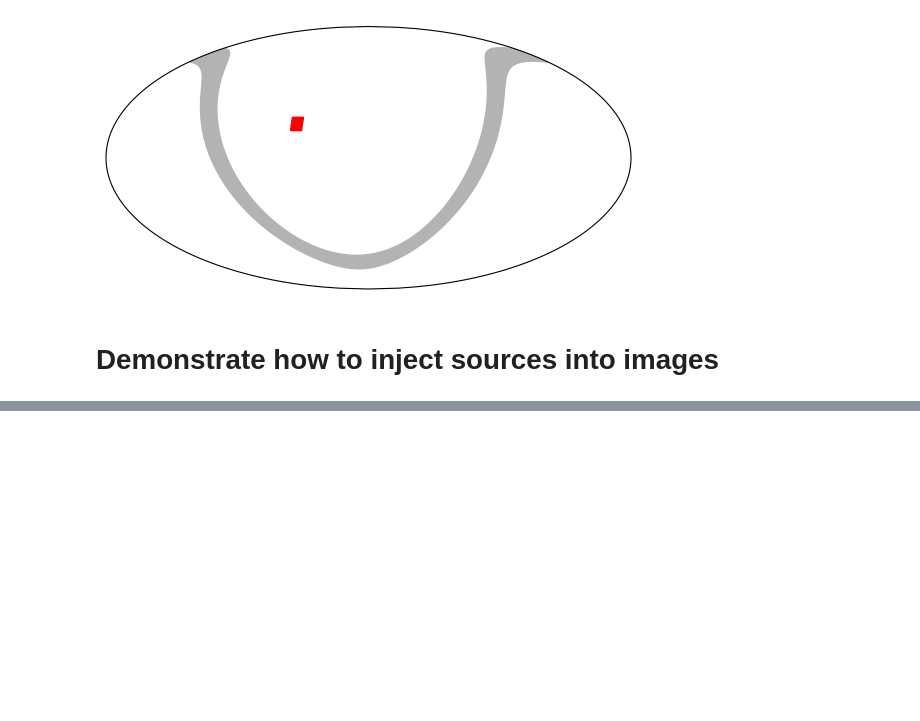
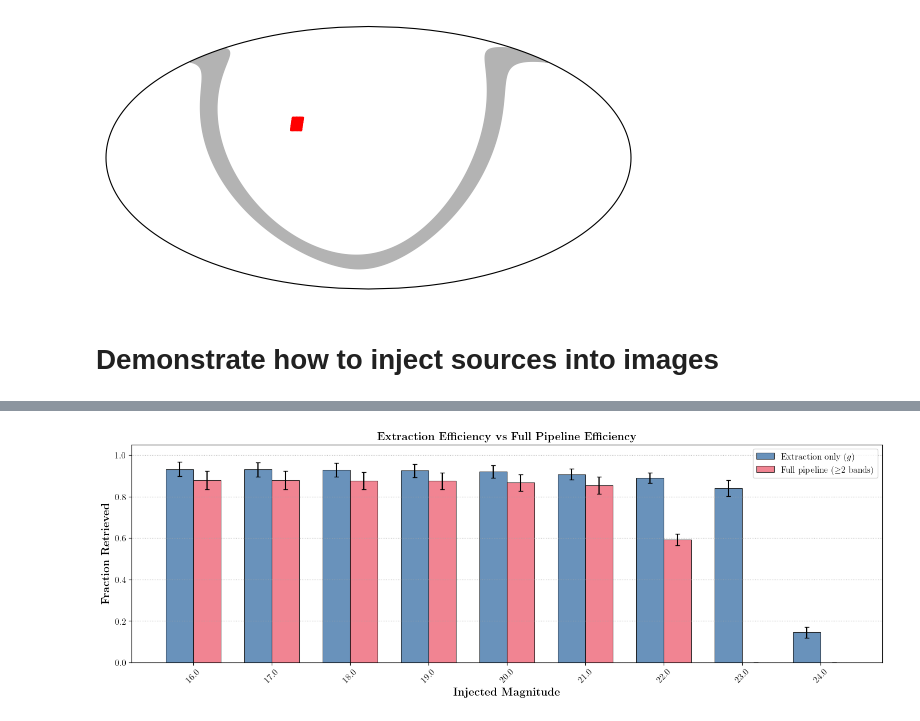
Before and after one commit to Adam-Boesky/long_transients, a Jupyter notebook: Notebooks/efficiency.ipynb, the cells around one changed output, grey strips where cells are left out. Saved outputs shown, nothing was run; the diff lists cells and outputs as text; code cells hidden in the pictures; blank space fills up the shorter version.

```diff
--- a/Notebooks/efficiency.ipynb
+++ b/Notebooks/efficiency.ipynb
@@ -404,0 +230,29 @@ plt.show()
+# %%
+# Plot 2 – Extraction efficiency (g-band) vs full pipeline, side-by-side bars
+extr_means = np.array([pipe_mean(m, 'g_extracted') / N_INJECTED for m in mags_pipe])
+extr_stds  = np.array([pipe_std(m,  'g_extracted') / N_INJECTED for m in mags_pipe])
+pipe_means = np.array([pipe_mean(m, 'at_least_2_bands') / N_INJECTED for m in mags_pipe])
+pipe_stds  = np.array([pipe_std(m,  'at_least_2_bands') / N_INJECTED for m in mags_pipe])
+
+width = 0.35
+x = np.arange(len(mags_pipe))
+
+fig, ax = plt.subplots(figsize=(14, 5))
+ax.bar(x - width/2, extr_means, width, yerr=extr_stds,  capsize=3,
+       alpha=0.8, color='#4477AA', edgecolor='black', lw=0.75, label=r'Extraction only ($g$)')
+ax.bar(x + width/2, pipe_means, width, yerr=pipe_stds,  capsize=3,
+       alpha=0.8, color='#EE6677', edgecolor='black', lw=0.75, label=r'Full pipeline ($\geq$2 bands)')
+ax.set_xticks(x)
+ax.set_xticklabels([f'{m:.1f}' for m in mags_pipe], fontsize=10, rotation=45)
+ax.set_xlabel(r'\textbf{Injected Magnitude}', fontsize=14)
+ax.set_ylabel(r'\textbf{Fraction Retrieved}', fontsize=14)
+ax.set_title(r'\textbf{Extraction Efficiency vs Full Pipeline Efficiency}', fontsize=14)
+ax.legend(fontsize=11)
+ax.set_ylim(0, 1.05)
+ax.grid(True, ls=':', color='darkgray', axis='y')
+ax.tick_params(labelsize=11)
+plt.tight_layout()
+plt.savefig('/Users/adamboesky/Research/long_transients/Figures/extraction_vs_pipeline.pdf', bbox_inches='tight')
+plt.show()
+# %% [output]
+[figure, added]
```
Also changed, not shown: parts of 27 cells of this notebook, 6 other files.
